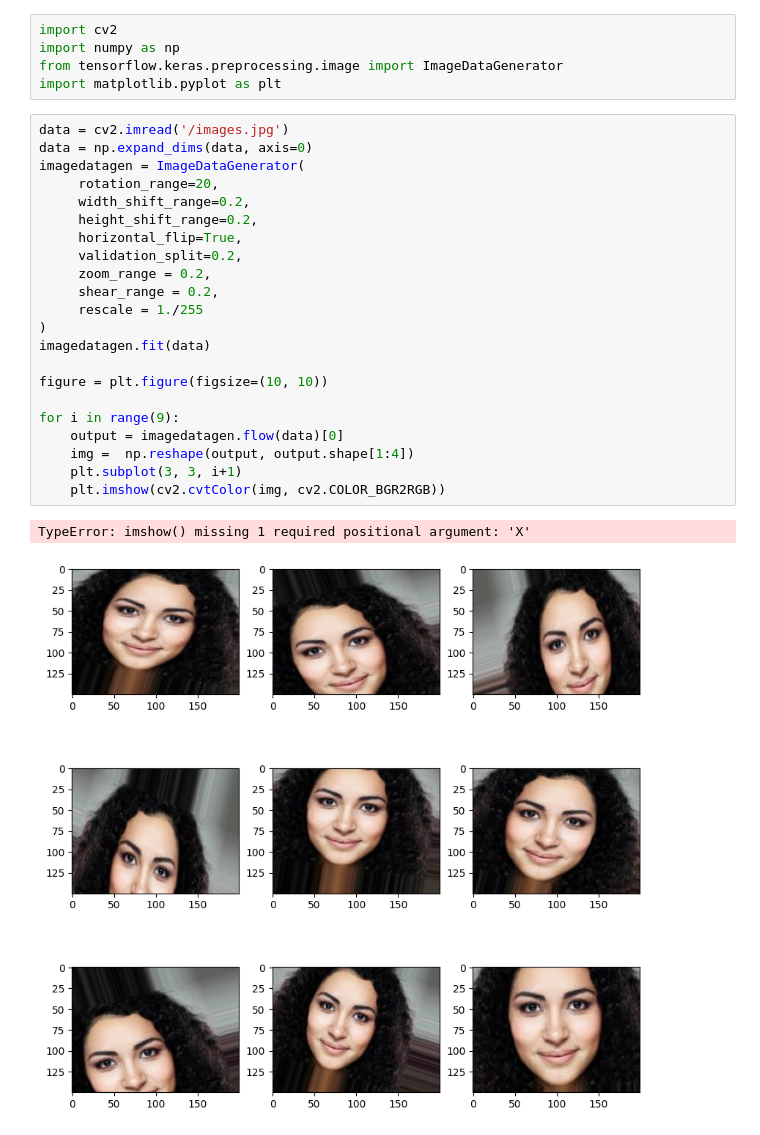
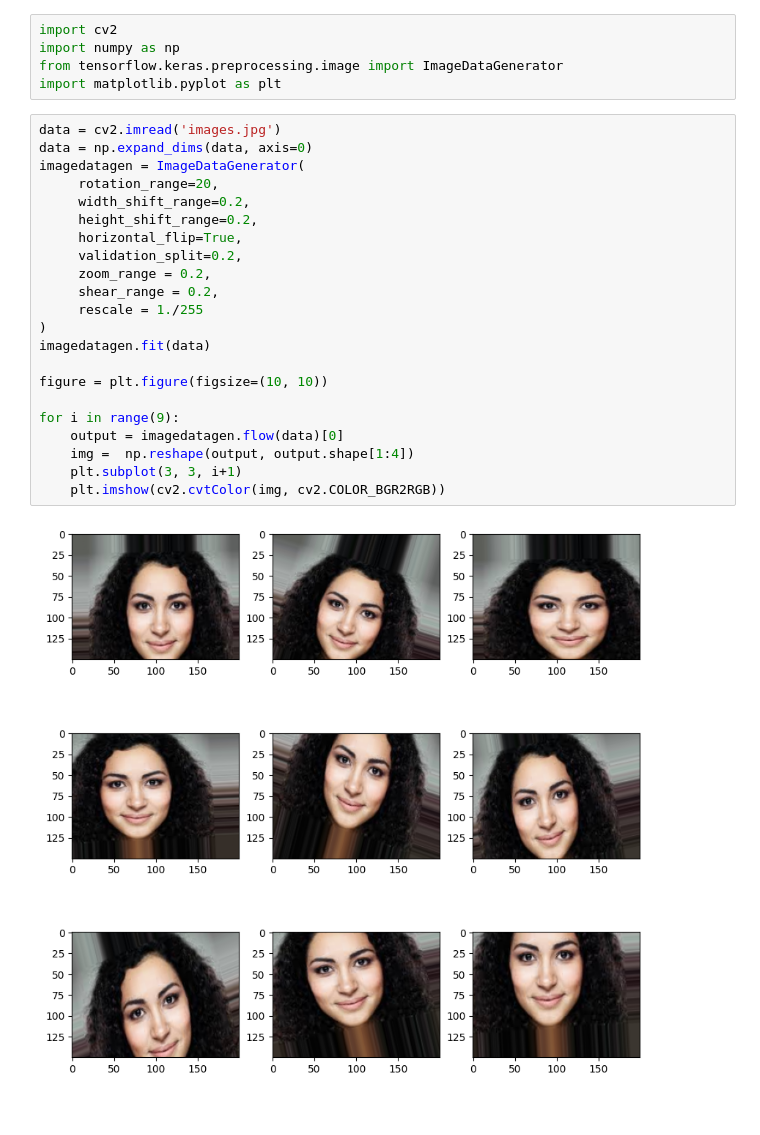
Before and after one commit to TheNobody-12/Facial-Emotion-Detection, a Jupyter notebook: Data-Aug.ipynb, the cells around one changed output. Cells and saved outputs as stored; diff of their text form.

Commit message:
new model added and result images

```diff
--- a/Data-Aug.ipynb
+++ b/Data-Aug.ipynb
@@ -4,27 +4,26 @@ import numpy as np
 from tensorflow.keras.preprocessing.image import ImageDataGenerator
 import matplotlib.pyplot as plt
 # %%
-data = cv2.imread('/images.jpg')
+data = cv2.imread('images.jpg')
 data = np.expand_dims(data, axis=0)
 imagedatagen = ImageDataGenerator(
      rotation_range=20,
      width_shift_range=0.2,
      height_shift_range=0.2,
      horizontal_flip=True,
      validation_split=0.2,
      zoom_range = 0.2,
      shear_range = 0.2,
      rescale = 1./255
 )
 imagedatagen.fit(data)
 
 figure = plt.figure(figsize=(10, 10))
 
 for i in range(9):
     output = imagedatagen.flow(data)[0]
     img =  np.reshape(output, output.shape[1:4])
     plt.subplot(3, 3, i+1)
     plt.imshow(cv2.cvtColor(img, cv2.COLOR_BGR2RGB))
 # %% [output]
-TypeError: imshow() missing 1 required positional argument: 'X'
-[figure, old version]
+[figure, new version]
```
Also changed, not shown: 5 other files.
